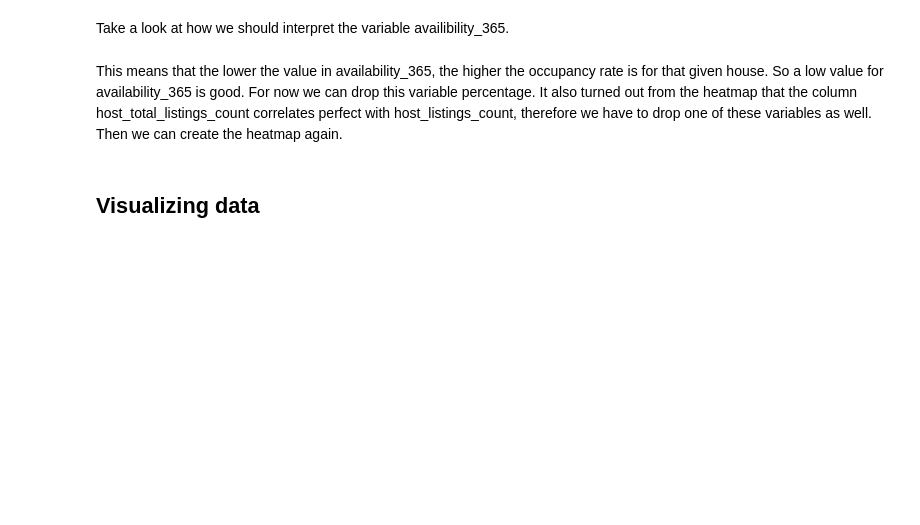
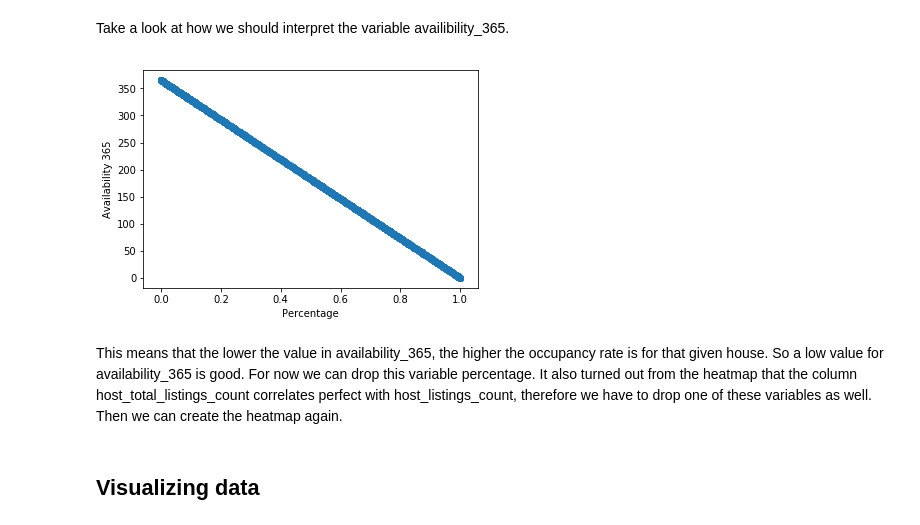
Before and after one commit to FrankTub/Airbnb-bookings, a Jupyter notebook: seattle_airbnb.ipynb, the cells around one changed output. Drawn from its saved outputs; the diff is of its cells as text; code cells hidden in the pictures; blank space fills up the shorter version.

```diff
--- a/seattle_airbnb.ipynb
+++ b/seattle_airbnb.ipynb
@@ -156,7 +168,9 @@ sns.heatmap(data.corr(), ax=ax, annot=True, fmt=".2f");
 Take a look at how we should interpret the variable availibility_365.
 # %%
 # Create a scatter plot
-ut.scatter_plot(data, kpi, 'percentage');
+ut.scatter_plot(data, kpi, 'percentage', plt);
+# %% [output]
+[figure, added]
 # %% [markdown]
 This means that the lower the value in availability_365, the higher the occupancy rate is for that given house. So a low value for availability_365 is good. For now we can drop this variable percentage. It also turned out from the heatmap that the column host_total_listings_count correlates perfect with host_listings_count, therefore we have to drop one of these variables as well. Then we can create the heatmap again.
 # %%
```
Also changed, not shown: parts of 16 cells of this notebook, 1 other file.
